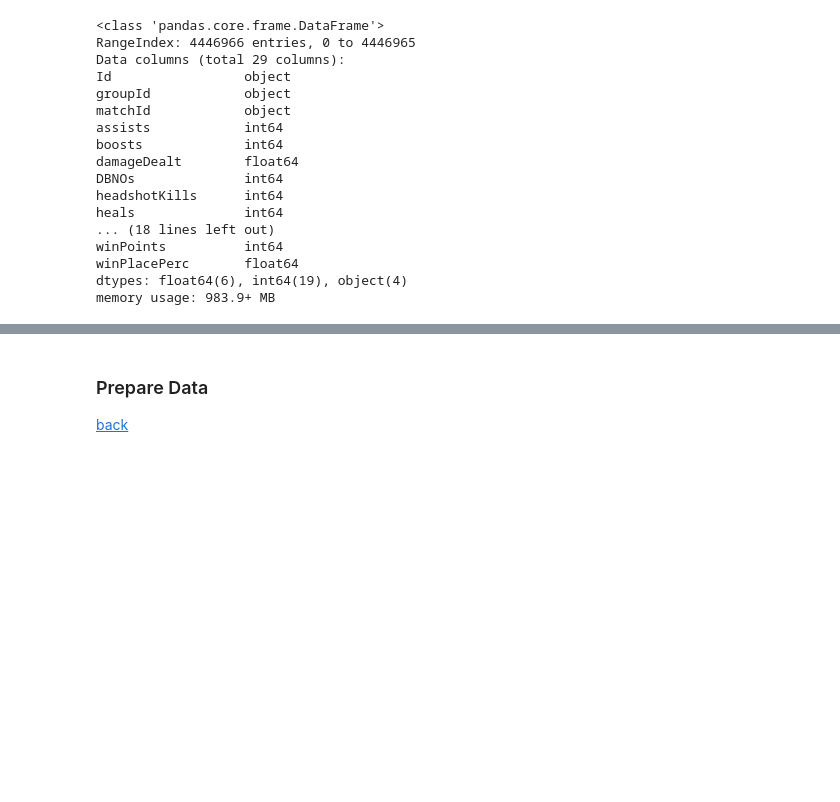
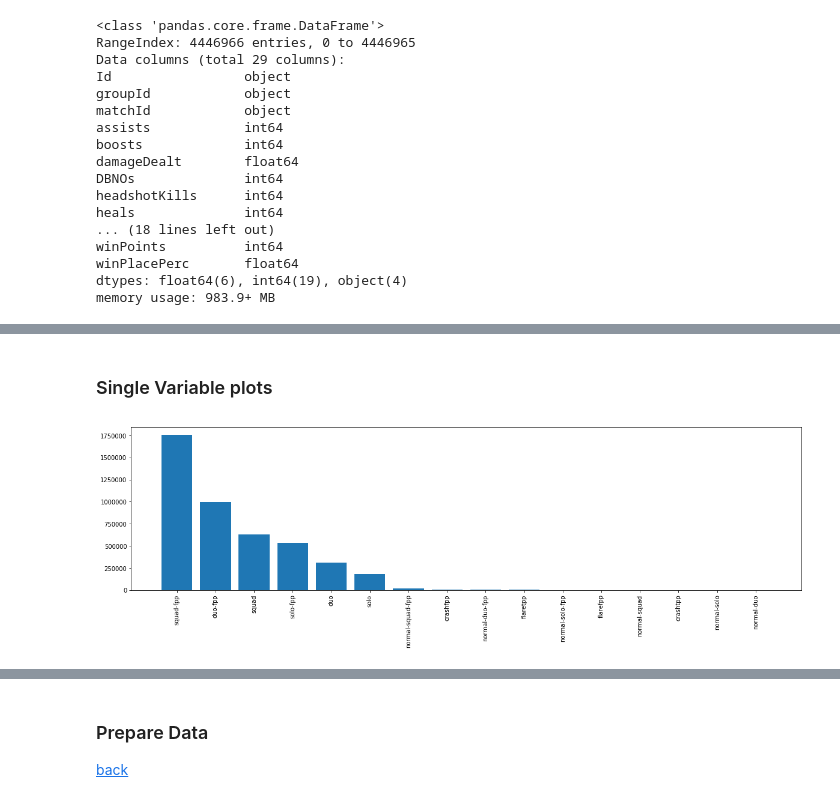
Before and after one commit to FelixKler/Write-a-Data-Science-Blog-Post, a Jupyter notebook: write_a_data_science_blog_post.ipynb, the cells around one changed output, grey strips where cells are left out. Drawn from its saved outputs; the diff is of its cells as text; code cells hidden in the pictures; blank space fills up the shorter version.

```diff
--- a/write_a_data_science_blog_post.ipynb
+++ b/write_a_data_science_blog_post.ipynb
@@ -95,0 +79,11 @@ ValueError: max must be larger than min in range parameter.
+# %% [markdown]
+### Single Variable plots
+# %%
+matchtypes = train.matchType.value_counts()
+# %%
+plt.bar(matchtypes.index, matchtypes, width=0.8)
+plt.xticks(rotation='vertical')
+plt.rcParams["figure.figsize"] = (15,5)
+plt.show()
+# %% [output]
+[figure, added]
```
Also changed, not shown: parts of 15 cells of this notebook.
